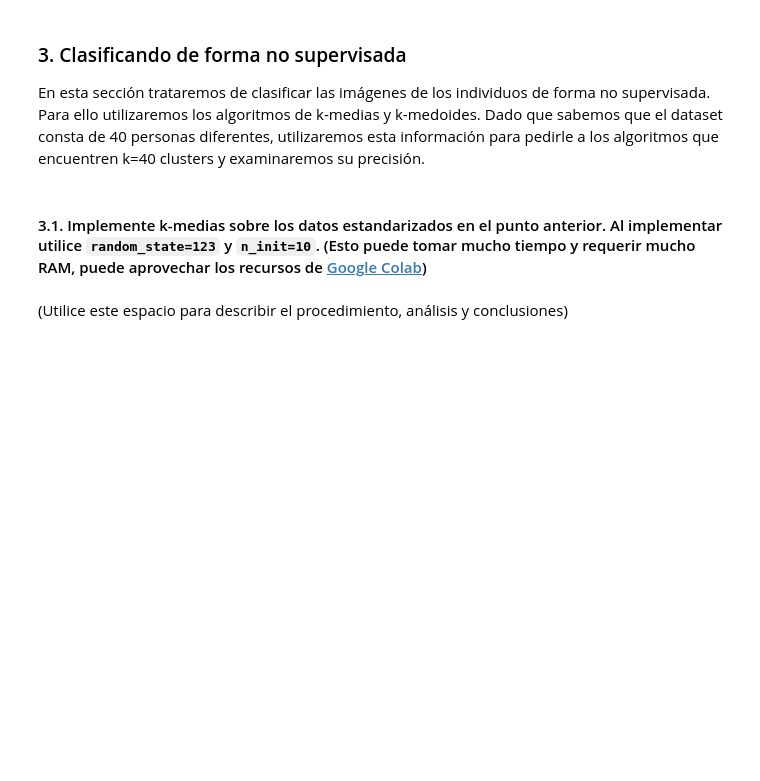
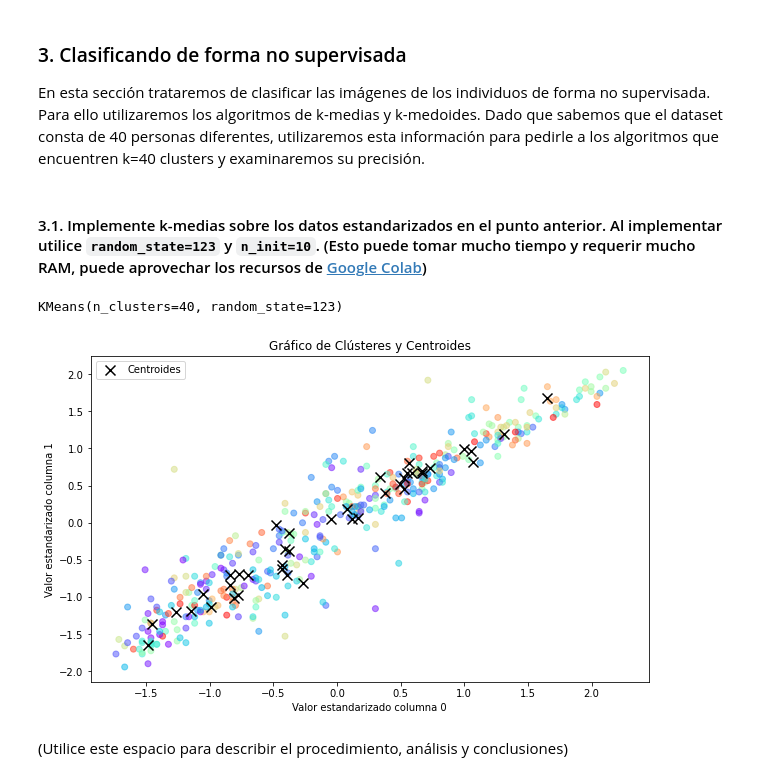
Before and after one commit to jddiaze/AprendizajeNoSupervisado, a Jupyter notebook: Semana3/S3_LC_Taller_Kmeans_Kmedoids.ipynb, the cells around one changed output. Cells and saved outputs as stored; diff of their text form; code cells hidden in the pictures; blank space fills up the shorter version.

```diff
--- a/Semana3/S3_LC_Taller_Kmeans_Kmedoids.ipynb
+++ b/Semana3/S3_LC_Taller_Kmeans_Kmedoids.ipynb
@@ -145,3 +143,27 @@ En esta sección trataremos de clasificar las imágenes de los individuos de for
+# %%
+# Utilice este espacio para escribir el código.
+from sklearn.cluster import KMeans
+df_cluster = df.drop(columns=['etiqueta'])
+kmeans_40 = KMeans(n_clusters = 40, random_state = 123, n_init=10)
+kmeans_40.fit(df_cluster)
+# %% [output]
+KMeans(n_clusters=40, random_state=123)
+# %%
+# Obtener las etiquetas de los clústeres y los centroides
+cluster_labels = kmeans_40.labels_
+cluster_centers = kmeans_40.cluster_centers_
+
+# Graficar los centroides de los clústeres
+plt.figure(figsize=(10, 6))
+plt.scatter(df_cluster.iloc[:, 0], df_cluster.iloc[:, 1], c=cluster_labels, cmap='rainbow', alpha=0.5)
+plt.scatter(cluster_centers[:, 0], cluster_centers[:, 1], c='black', marker='x', s=100, label='Centroides')
+plt.title('Gráfico de Clústeres y Centroides')
+plt.xlabel('Valor estandarizado columna 0')
+plt.ylabel('Valor estandarizado columna 1')
+plt.legend()
+plt.show()
+# %% [output]
+[figure, added]
 # %% [markdown]
 (Utilice este espacio para describir el procedimiento, análisis y conclusiones)
 # %% [markdown]
```
Also changed, not shown: parts of 1 cell of this notebook.
